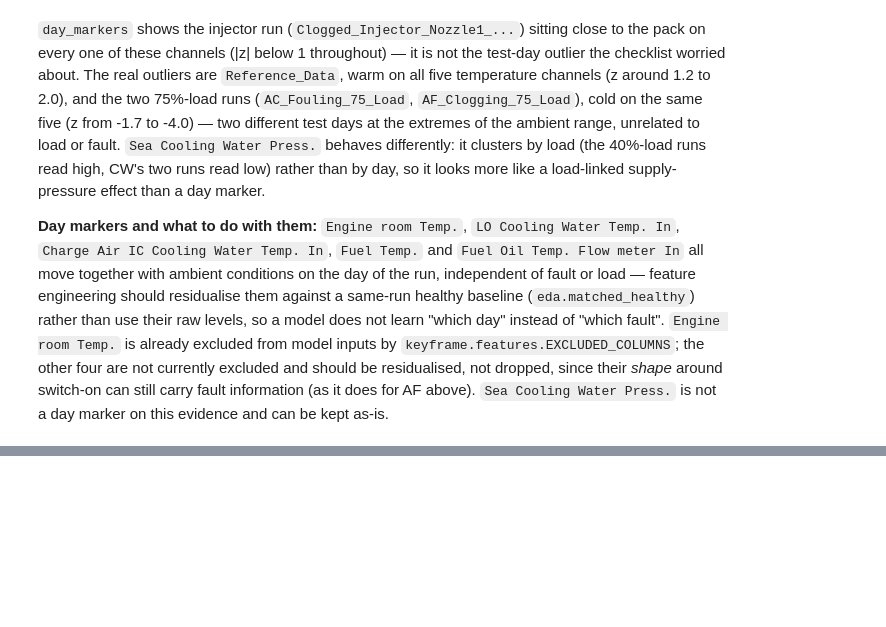
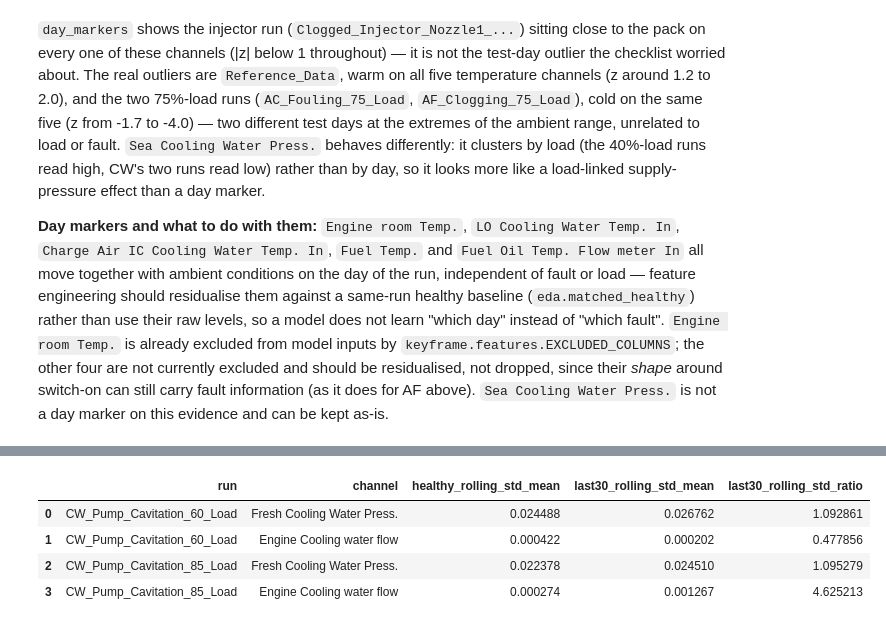
Before and after one commit to MrNahadi/KeyFrame, a Jupyter notebook: notebooks/01_eda.ipynb, the cells around one changed output, grey strips where cells are left out. Saved outputs shown, nothing was run; the diff lists cells and outputs as text; code cells hidden in the pictures; blank space fills up the shorter version.

```diff
--- a/notebooks/01_eda.ipynb
+++ b/notebooks/01_eda.ipynb
@@ -565,0 +630,28 @@ day marker on this evidence and can be kept as-is.
+# %%
+cw_rolling_rows = []
+for run in cw_runs:
+    own = full_table[full_table["run"] == run].sort_values("t")
+    faulty = own[own["label"] != "Normal"]
+    healthy = eda.matched_healthy(full_table, run)
+    t_max = faulty["t"].max()
+    last30 = faulty[faulty["t"] >= t_max - 30 * 60]
+    for label in ["Fresh Cooling Water Press.", "Engine Cooling water flow"]:
+        healthy_roll = eda.rolling_std(healthy[label], healthy["t"], window_s=60)
+        last30_roll = eda.rolling_std(last30[label], last30["t"], window_s=60)
+        cw_rolling_rows.append(
+            {
+                "run": run,
+                "channel": label,
+                "healthy_rolling_std_mean": healthy_roll.mean(),
+                "last30_rolling_std_mean": last30_roll.mean(),
+                "last30_rolling_std_ratio": last30_roll.mean() / healthy_roll.mean(),
+            }
+        )
+cw_rolling = pd.DataFrame(cw_rolling_rows)
+cw_rolling
+# %% [output]
+|  | run | channel | healthy_rolling_std_mean | last30_rolling_std_mean | last30_rolling_std_ratio |
+| 0 | CW_Pump_Cavitation_60_Load | Fresh Cooling Water Press. | 0.024488 | 0.026762 | 1.092861 |
+| 1 | CW_Pump_Cavitation_60_Load | Engine Cooling water flow | 0.000422 | 0.000202 | 0.477856 |
+| 2 | CW_Pump_Cavitation_85_Load | Fresh Cooling Water Press. | 0.022378 | 0.024510 | 1.095279 |
+| 3 | CW_Pump_Cavitation_85_Load | Engine Cooling water flow | 0.000274 | 0.001267 | 4.625213 |
```
Also changed, not shown: parts of 3 cells of this notebook, 4 other files.
